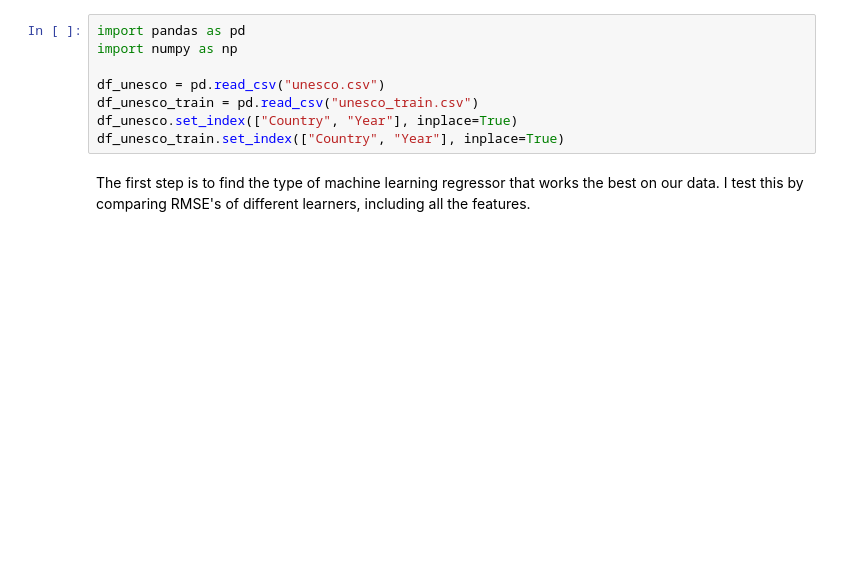
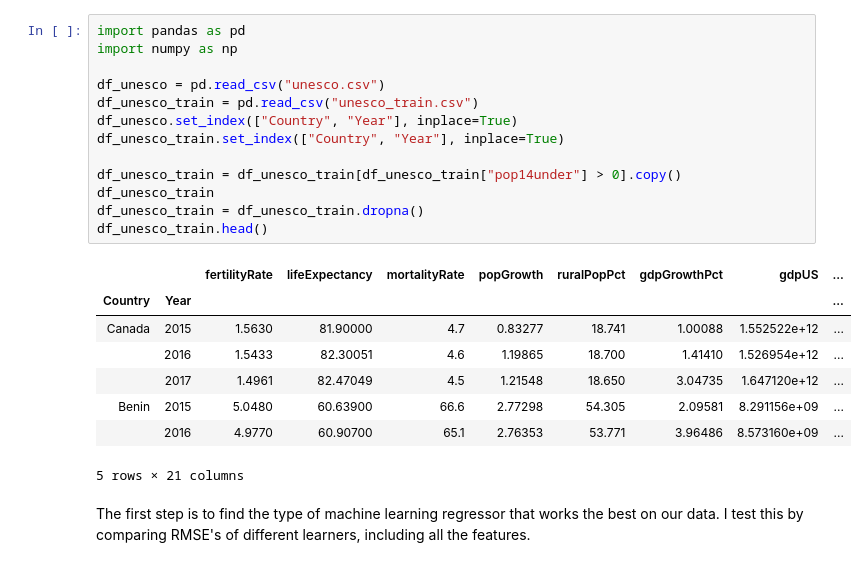
Before and after one commit to juliandavis7/301_proj, a Jupyter notebook: part3.ipynb, the cells around one changed output. Drawn from its saved outputs; the diff is of its cells as text; blank space fills up the shorter version.

```diff
--- a/part3.ipynb
+++ b/part3.ipynb
@@ -1,11 +1,25 @@
 # %%
 import pandas as pd
 import numpy as np
 
 df_unesco = pd.read_csv("unesco.csv")
 df_unesco_train = pd.read_csv("unesco_train.csv")
 df_unesco.set_index(["Country", "Year"], inplace=True)
 df_unesco_train.set_index(["Country", "Year"], inplace=True)
+
+df_unesco_train = df_unesco_train[df_unesco_train["pop14under"] > 0].copy()
+df_unesco_train
+df_unesco_train = df_unesco_train.dropna()
+df_unesco_train.head()
+# %% [output]
+|  |  | fertilityRate | lifeExpectancy | mortalityRate | popGrowth | ruralPopPct | gdpGrowthPct | gdpUS | ... |
+| Country | Year |  |  |  |  |  |  |  | ... |
+| Canada | 2015 | 1.5630 | 81.90000 | 4.7 | 0.83277 | 18.741 | 1.00088 | 1.552522e+12 | ... |
+|  | 2016 | 1.5433 | 82.30051 | 4.6 | 1.19865 | 18.700 | 1.41410 | 1.526954e+12 | ... |
+|  | 2017 | 1.4961 | 82.47049 | 4.5 | 1.21548 | 18.650 | 3.04735 | 1.647120e+12 | ... |
+| Benin | 2015 | 5.0480 | 60.63900 | 66.6 | 2.77298 | 54.305 | 2.09581 | 8.291156e+09 | ... |
+|  | 2016 | 4.9770 | 60.90700 | 65.1 | 2.76353 | 53.771 | 3.96486 | 8.573160e+09 | ... |
+5 rows × 21 columns
 # %% [markdown]
 The first step is to find the type of machine learning regressor that works the best on our data.  I test this by comparing RMSE's of different learners, including all the features.
 # %%
```
Also changed, not shown: parts of 7 cells of this notebook, 1 other file.
